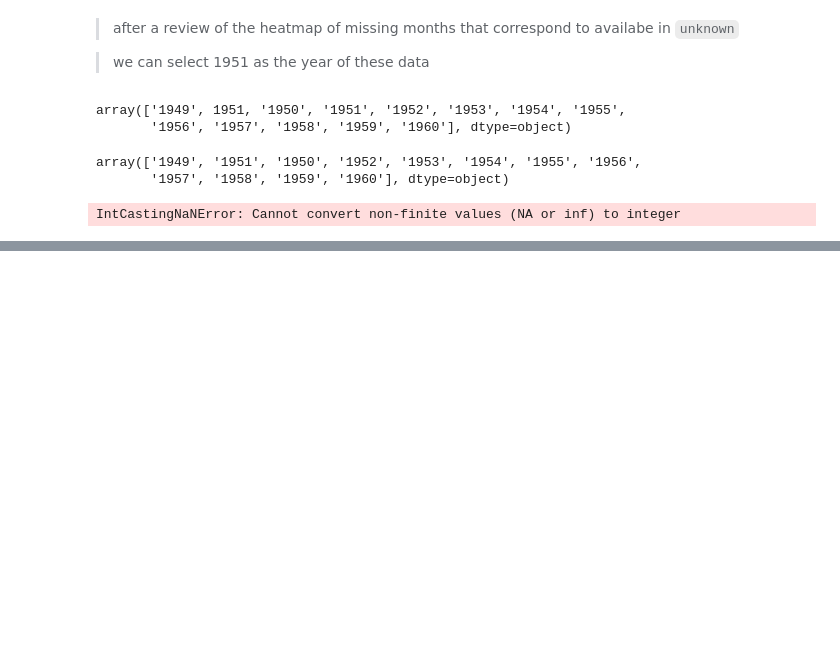
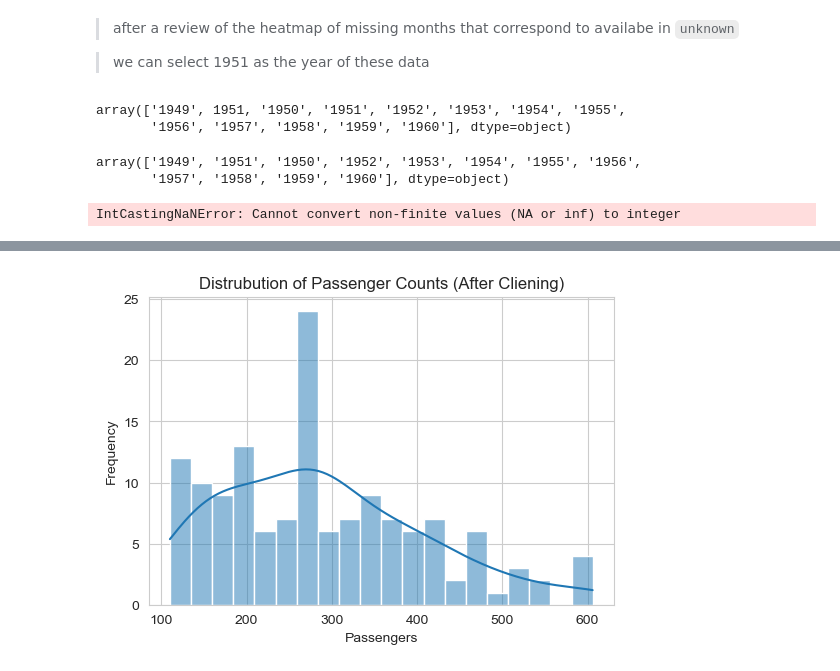
Before and after one commit to walidazimi-star/CA-Data-Science-Mini_Project_1_EDA, a Jupyter notebook: 7. EDA Mini Project Demo.ipynb, the cells around one changed output, grey strips where cells are left out. Drawn from its saved outputs; the diff is of its cells as text; code cells hidden in the pictures; blank space fills up the shorter version.

```diff
--- a/7. EDA Mini Project Demo.ipynb
+++ b/7. EDA Mini Project Demo.ipynb
@@ -395,0 +460,3 @@ IntCastingNaNError: Cannot convert non-finite values (NA or inf) to integer
+# %%
+lower_bound = Q1 - 1.5 * IQR
+upper_bound = Q3 + 1.5 * IQR
@@ -395,0 +473,5 @@ IntCastingNaNError: Cannot convert non-finite values (NA or inf) to integer
+# %%
+flights['Passengers'] = flights['Passengers'].clip(lower=lower_bound, upper=upper_bound)
+# %%
+# Clean the Month_Year column to remove 'unknown year'
+flights['Month_Year'] = flights['Month'] + '_' + flights['Year'].astype(str)
@@ -395,0 +553,13 @@ IntCastingNaNError: Cannot convert non-finite values (NA or inf) to integer
+# %%
+# graphical EDA
+sns.set_style('whitegrid')
+# %%
+# Histogram
+plt.figure(figsize=(6, 4))
+sns.histplot(flights['Passengers'], bins=20, kde=True)
+plt.title('Distrubution of Passenger Counts (After Cliening)')
+plt.xlabel('Passengers')
+plt.ylabel('Frequency')
+plt.show()
+# %% [output]
+[figure, added]
```
Also changed, not shown: parts of 28 cells of this notebook.
